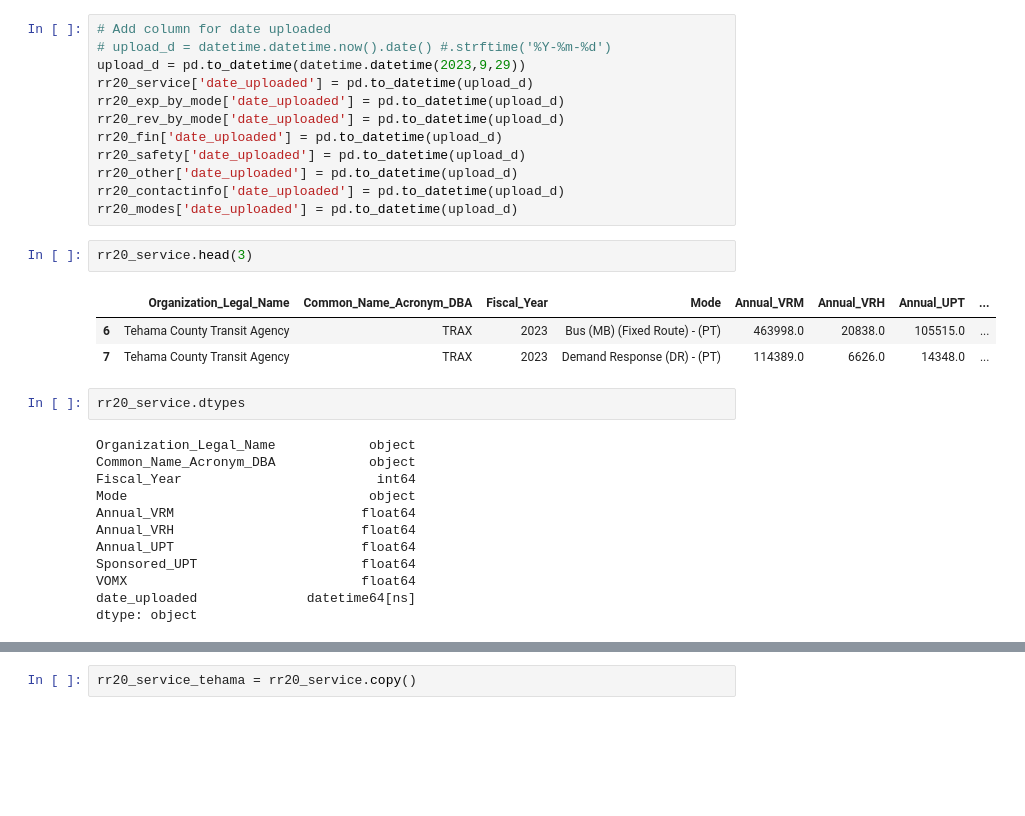
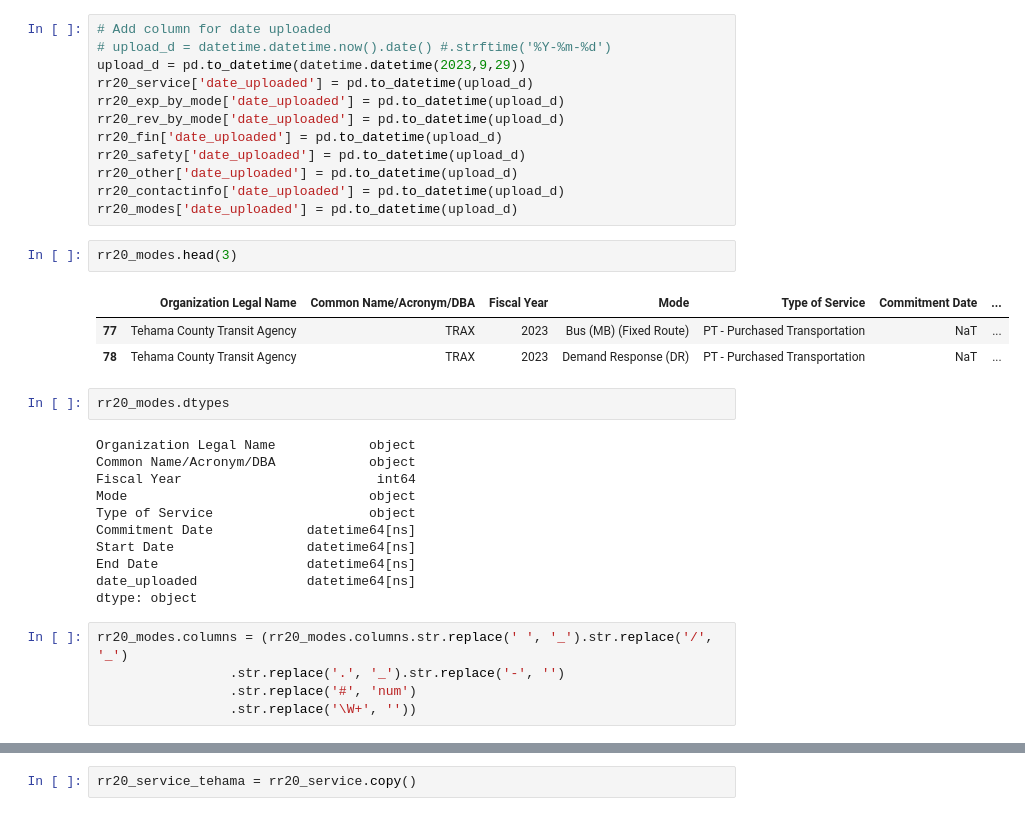
Before and after one commit to cal-itp/ntd-modernization, a Jupyter notebook: validation_tool/notebooks/ETL_check_and_extract_raw_data.ipynb, the cells around one changed output, grey strips where cells are left out. Drawn from its saved outputs; the diff is of its cells as text; blank space fills up the shorter version.

```diff
--- a/validation_tool/notebooks/ETL_check_and_extract_raw_data.ipynb
+++ b/validation_tool/notebooks/ETL_check_and_extract_raw_data.ipynb
@@ -250,22 +315,26 @@ rr20_other['date_uploaded'] = pd.to_datetime(upload_d)
 rr20_contactinfo['date_uploaded'] = pd.to_datetime(upload_d)
 rr20_modes['date_uploaded'] = pd.to_datetime(upload_d)
 # %%
-rr20_service.head(3)
+rr20_modes.head(3)
 # %% [output]
-|  | Organization_Legal_Name | Common_Name_Acronym_DBA | Fiscal_Year | Mode | Annual_VRM | Annual_VRH | Annual_UPT | ... |
-| 6 | Tehama County Transit Agency | TRAX | 2023 | Bus (MB) (Fixed Route) - (PT) | 463998.0 | 20838.0 | 105515.0 | ... |
-| 7 | Tehama County Transit Agency | TRAX | 2023 | Demand Response (DR) - (PT) | 114389.0 | 6626.0 | 14348.0 | ... |
+|  | Organization Legal Name | Common Name/Acronym/DBA | Fiscal Year | Mode | Type of Service | Commitment Date | ... |
+| 77 | Tehama County Transit Agency | TRAX | 2023 | Bus (MB) (Fixed Route) | PT - Purchased Transportation | NaT | ... |
+| 78 | Tehama County Transit Agency | TRAX | 2023 | Demand Response (DR) | PT - Purchased Transportation | NaT | ... |
 # %%
-rr20_service.dtypes
+rr20_modes.dtypes
 # %% [output]
-Organization_Legal_Name            object
-Common_Name_Acronym_DBA            object
-Fiscal_Year                         int64
+Organization Legal Name            object
+Common Name/Acronym/DBA            object
+Fiscal Year                         int64
 Mode                               object
-Annual_VRM                        float64
-Annual_VRH                        float64
-Annual_UPT                        float64
-Sponsored_UPT                     float64
-VOMX                              float64
+Type of Service                    object
+Commitment Date            datetime64[ns]
+Start Date                 datetime64[ns]
+End Date                   datetime64[ns]
 date_uploaded              datetime64[ns]
 dtype: object
+# %%
+rr20_modes.columns = (rr20_modes.columns.str.replace(' ', '_').str.replace('/', '_')
+                 .str.replace('.', '_').str.replace('-', '')
+                 .str.replace('#', 'num')
+                 .str.replace('\W+', ''))
```
Also changed, not shown: parts of 16 cells of this notebook, 3 other files.
